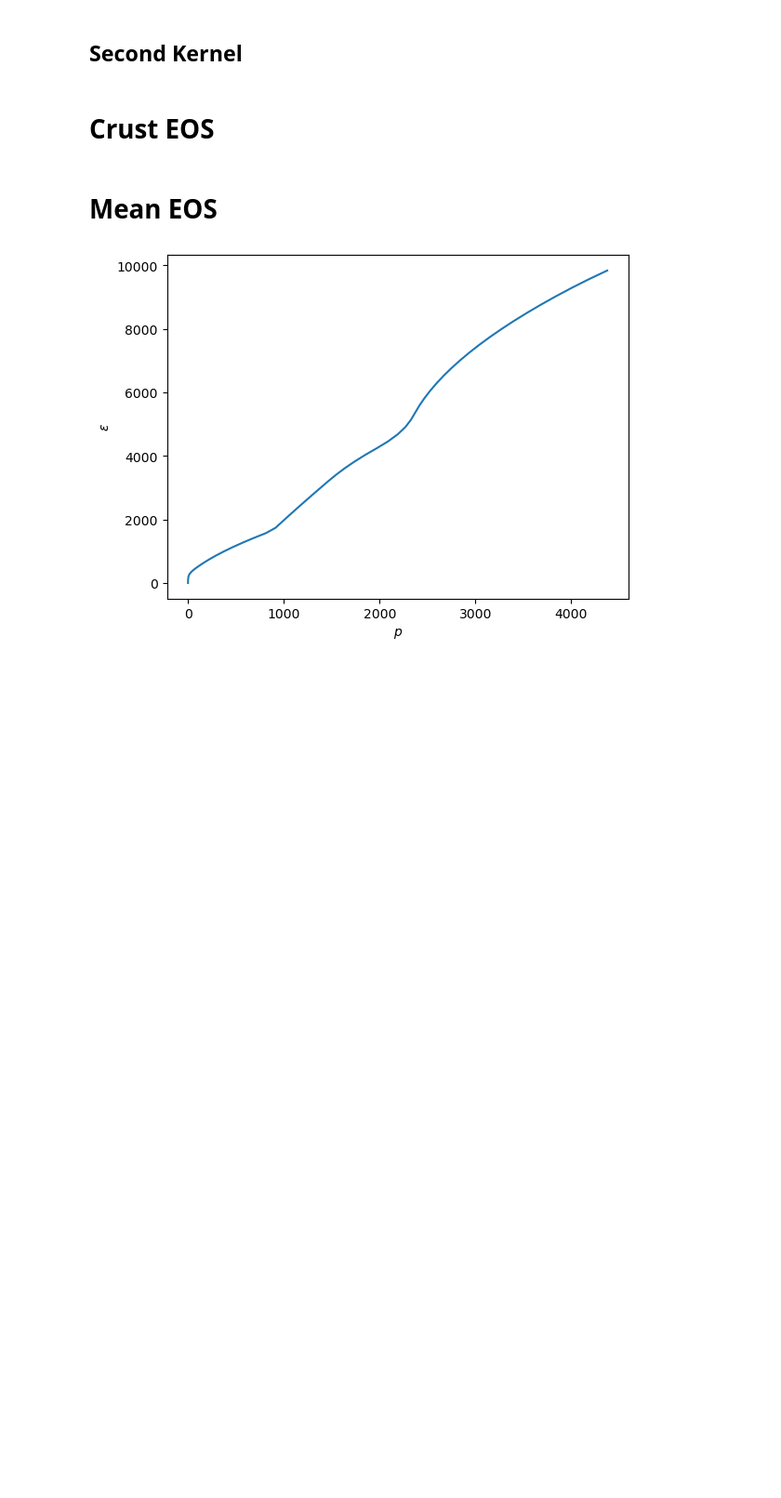
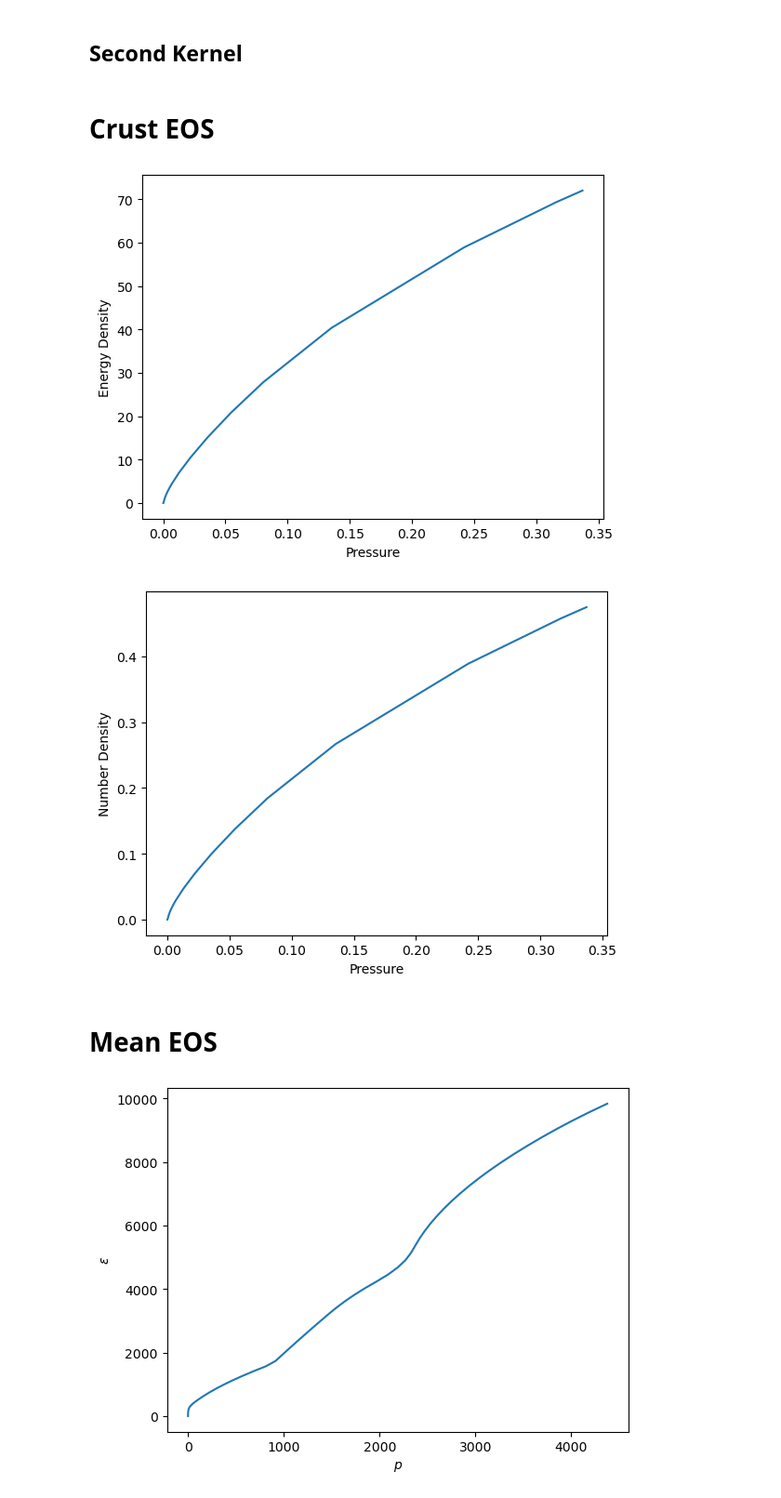
Before and after one commit to codinginrevolt/master_thesis, a Jupyter notebook: new.ipynb, the cells around one changed output. Shown at 93% size. Drawn from its saved outputs; the diff is of its cells as text; code cells hidden in the pictures; blank space fills up the shorter version.

```diff
--- a/new.ipynb
+++ b/new.ipynb
@@ -48,6 +51,19 @@ crust_eos= np.loadtxt('EOS/crust/crust_eos.dat')
 n_crust, e_crust, p_crust, cs2_crust = crust_eos.T # unpacking the data into separate arrays
 # %%
 mu_ini = (e_crust[-1] + p_crust[-1]) / n_crust[-1]
+# %%
+plt.plot(p_crust, e_crust, label='Crust EOS')
+plt.xlabel('Pressure')
+plt.ylabel('Energy Density')
+plt.show()
+
+plt.plot(p_crust, n_crust/0.16, label='Crust EOS')
+plt.xlabel('Pressure')
+plt.ylabel('Number Density')
+plt.show()
+# %% [output]
+[figure, added]
+[figure, added]
 # %% [markdown]
 # Mean EOS
 # %%
```
Also changed, not shown: parts of 10 cells of this notebook, 3 other files.
